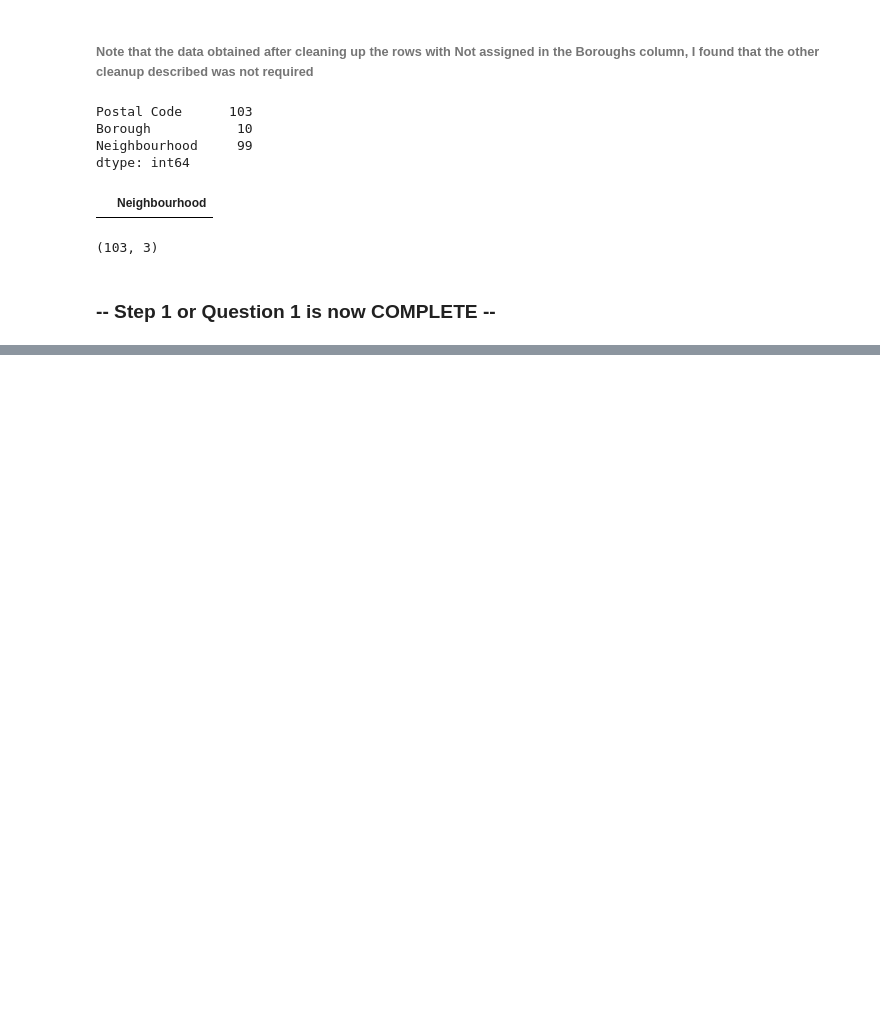
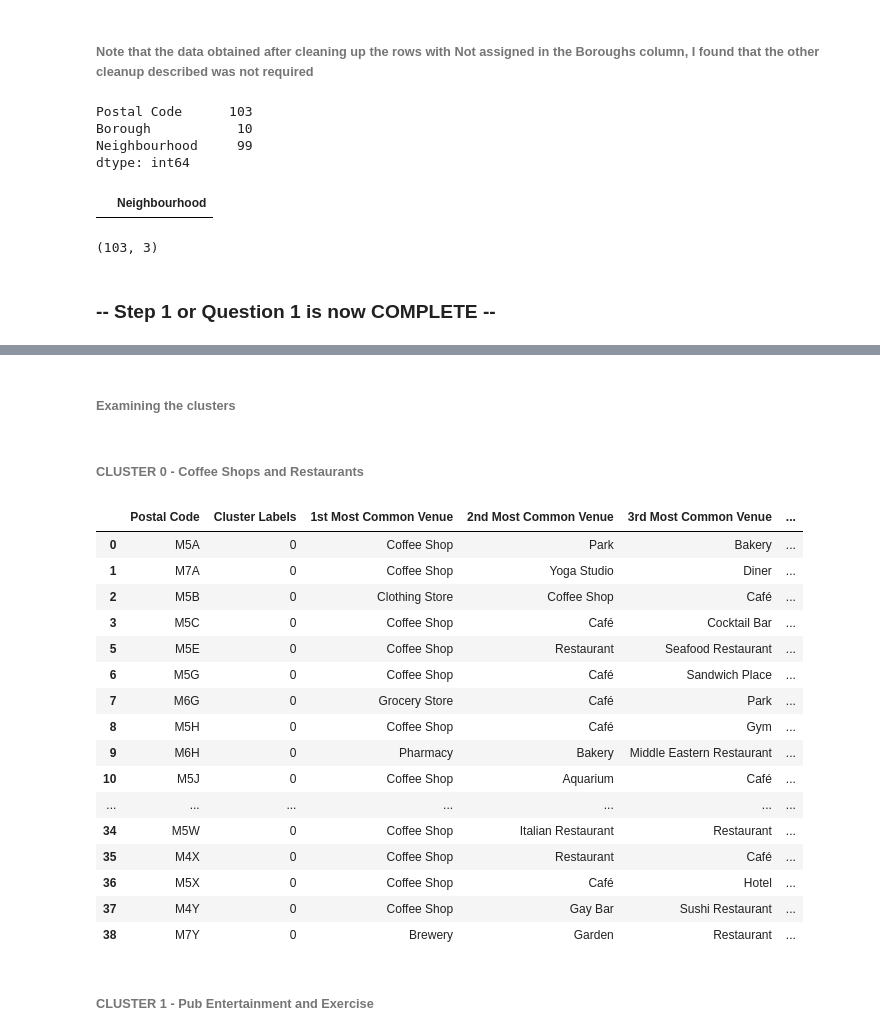
Before and after one commit to arpitachakrawarti/Coursera_Capstone, a Jupyter notebook: Coursera_Capstone_Notebook.ipynb, the cells around one changed output, grey strips where cells are left out. Cells and saved outputs as stored; diff of their text form; code cells hidden in the pictures; blank space fills up the shorter version.

```diff
--- a/Coursera_Capstone_Notebook.ipynb
+++ b/Coursera_Capstone_Notebook.ipynb
@@ -114,0 +556,3 @@ unclean_df.shape
+# %%
+toronto_merged = toronto_data
+toronto_merged.head()
@@ -114,0 +566,9 @@ unclean_df.shape
+# %%
+# merge manhattan_grouped with manhattan_data to add latitude/longitude for each neighborhood
+neighborhoods_venues_sorted.set_index('Neighborhood', inplace=True)
+toronto_merged.set_index('Neighborhood', inplace=True)
+# %%
+# merge manhattan_grouped with manhattan_data to add latitude/longitude for each neighborhood
+toronto_merged = toronto_merged.join(neighborhoods_venues_sorted, on='Neighborhood')
+
+toronto_merged.head() # check the last columns!
@@ -114,0 +585,25 @@ unclean_df.shape
+# %%
+toronto_merged.reset_index(inplace=True)
+# create map
+map_clusters = folium.Map(location=[latitude, longitude], zoom_start=11)
+
+# set color scheme for the clusters
+x = np.arange(kclusters)
+ys = [i + x + (i*x)**2 for i in range(kclusters)]
+colors_array = cm.rainbow(np.linspace(0, 1, len(ys)))
+rainbow = [colors.rgb2hex(i) for i in colors_array]
+
+# add markers to the map
+markers_colors = []
+for lat, lon, poi, cluster in zip(toronto_merged['Latitude'], toronto_merged['Longitude'], toronto_merged['Neighborhood'], toronto_merged['Cluster Labels']):
+    label = folium.Popup(str(poi) + ' Cluster ' + str(cluster), parse_html=True)
+    folium.CircleMarker(
+        [lat, lon],
+        radius=5,
+        popup=label,
+        color=rainbow[cluster-1],
+        fill=True,
+        fill_color=rainbow[cluster-1],
+        fill_opacity=0.7).add_to(map_clusters)
+
+map_clusters
@@ -114,0 +612,26 @@ unclean_df.shape
+# %% [markdown]
+<h6>Examining the clusters</h6>
+# %% [markdown]
+<h6>CLUSTER 0 - Coffee Shops and Restaurants</h6>
+# %%
+toronto_merged.loc[toronto_merged['Cluster Labels'] == 0, toronto_merged.columns[[1] + list(range(5, toronto_merged.shape[1]))]]
+# %% [output]
+|  | Postal Code | Cluster Labels | 1st Most Common Venue | 2nd Most Common Venue | 3rd Most Common Venue | ... |
+| 0 | M5A | 0 | Coffee Shop | Park | Bakery | ... |
+| 1 | M7A | 0 | Coffee Shop | Yoga Studio | Diner | ... |
+| 2 | M5B | 0 | Clothing Store | Coffee Shop | Café | ... |
+| 3 | M5C | 0 | Coffee Shop | Café | Cocktail Bar | ... |
+| 5 | M5E | 0 | Coffee Shop | Restaurant | Seafood Restaurant | ... |
+| 6 | M5G | 0 | Coffee Shop | Café | Sandwich Place | ... |
+| 7 | M6G | 0 | Grocery Store | Café | Park | ... |
+| 8 | M5H | 0 | Coffee Shop | Café | Gym | ... |
+| 9 | M6H | 0 | Pharmacy | Bakery | Middle Eastern Restaurant | ... |
+| 10 | M5J | 0 | Coffee Shop | Aquarium | Café | ... |
+| ... | ... | ... | ... | ... | ... | ... |
+| 34 | M5W | 0 | Coffee Shop | Italian Restaurant | Restaurant | ... |
+| 35 | M4X | 0 | Coffee Shop | Restaurant | Café | ... |
+| 36 | M5X | 0 | Coffee Shop | Café | Hotel | ... |
+| 37 | M4Y | 0 | Coffee Shop | Gay Bar | Sushi Restaurant | ... |
+| 38 | M7Y | 0 | Brewery | Garden | Restaurant | ... |
+# %% [markdown]
+<h6>CLUSTER 1  - Pub Entertainment and Exercise</h6>
```
Also changed, not shown: parts of 50 cells of this notebook, 1 other file.
